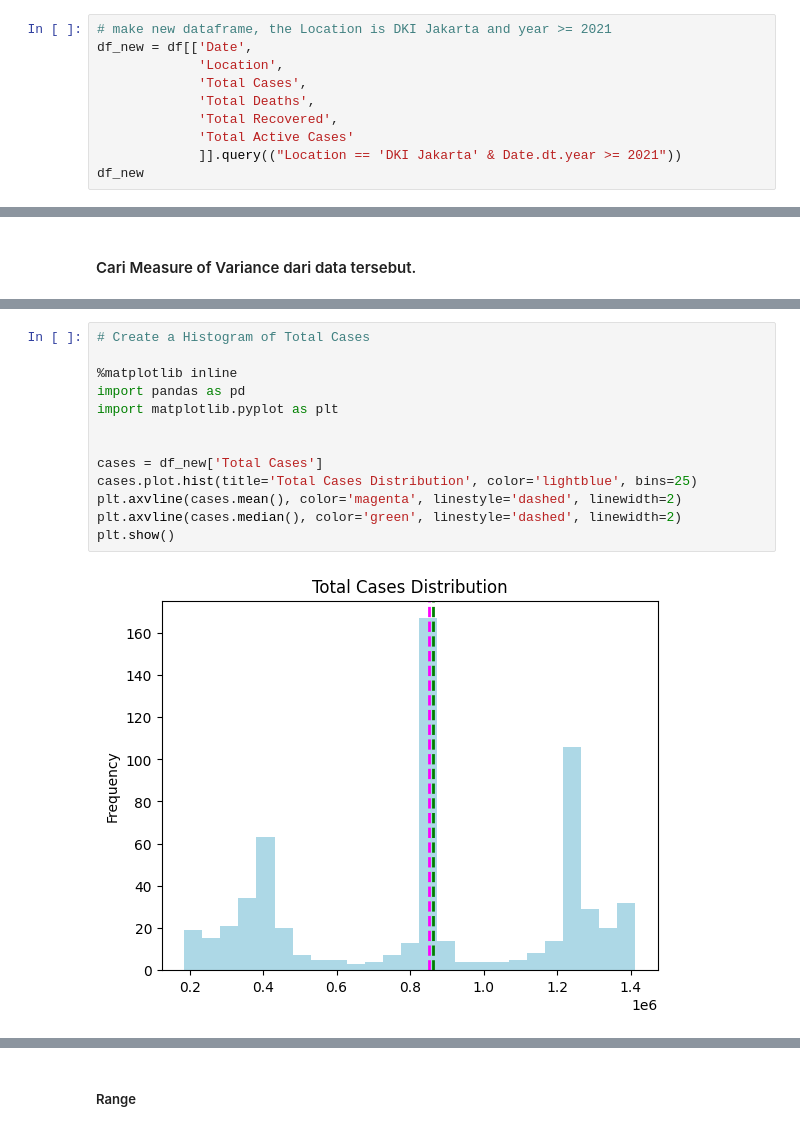
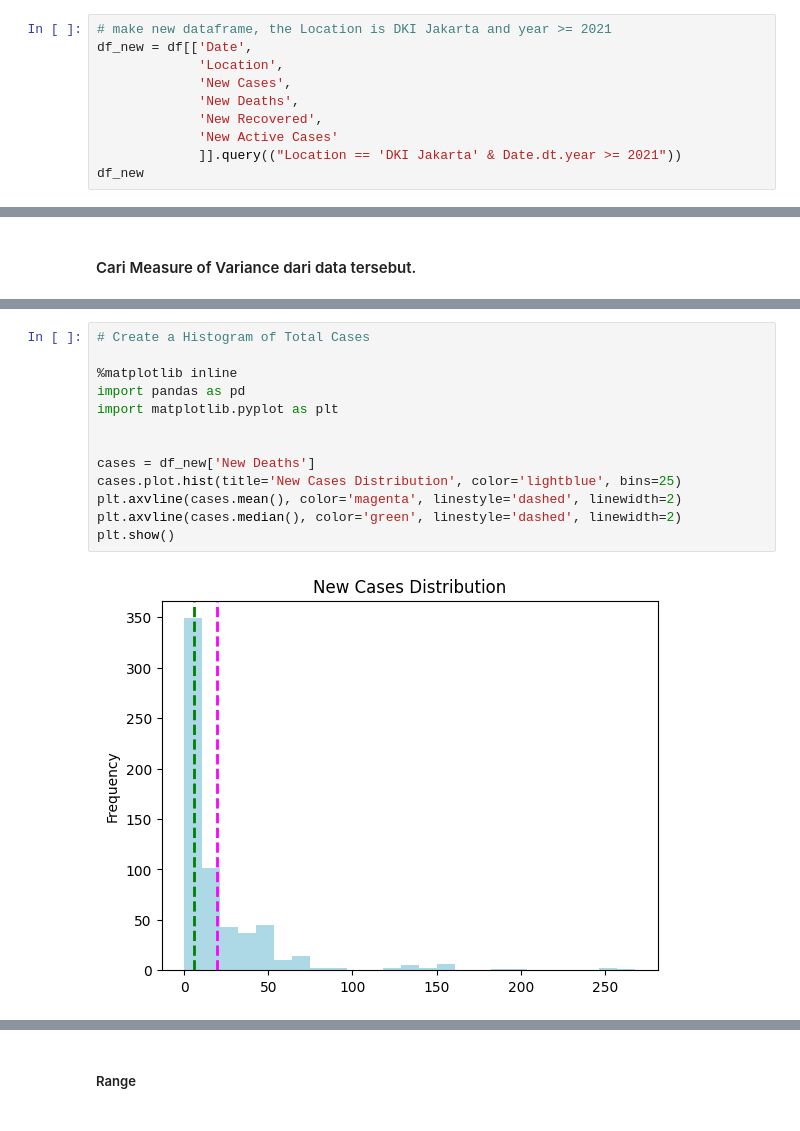
Before and after one commit to yurizza/H8DSFT_NGC, a Jupyter notebook: week2/h8dsft_Descriptive.ipynb, the cells around one changed output, grey strips where cells are left out. Drawn from its saved outputs; the diff is of its cells as text.

```diff
--- a/week2/h8dsft_Descriptive.ipynb
+++ b/week2/h8dsft_Descriptive.ipynb
@@ -50,10 +50,10 @@ df['Date'] = pd.to_datetime(df['Date'])
 # make new dataframe, the Location is DKI Jakarta and year >= 2021
 df_new = df[['Date',
              'Location',
-             'Total Cases',
-             'Total Deaths',
-             'Total Recovered',
-             'Total Active Cases'
+             'New Cases',
+             'New Deaths',
+             'New Recovered',
+             'New Active Cases'
              ]].query(("Location == 'DKI Jakarta' & Date.dt.year >= 2021"))
 df_new
 # %% [output]
@@ -180,18 +179,18 @@ df_new.describe().T
 # %%
 # Create a Histogram of Total Cases
 
 %matplotlib inline
 import pandas as pd
 import matplotlib.pyplot as plt
 
 
-cases = df_new['Total Cases']
-cases.plot.hist(title='Total Cases Distribution', color='lightblue', bins=25)
+cases = df_new['New Deaths']
+cases.plot.hist(title='New Cases Distribution', color='lightblue', bins=25)
 plt.axvline(cases.mean(), color='magenta', linestyle='dashed', linewidth=2)
 plt.axvline(cases.median(), color='green', linestyle='dashed', linewidth=2)
 plt.show()
 # %% [output]
-[figure, old version]
+[figure, new version]
 # %%
 # Get Skewness and Kurtosis Value
 
```
Also changed, not shown: parts of 15 cells of this notebook.
